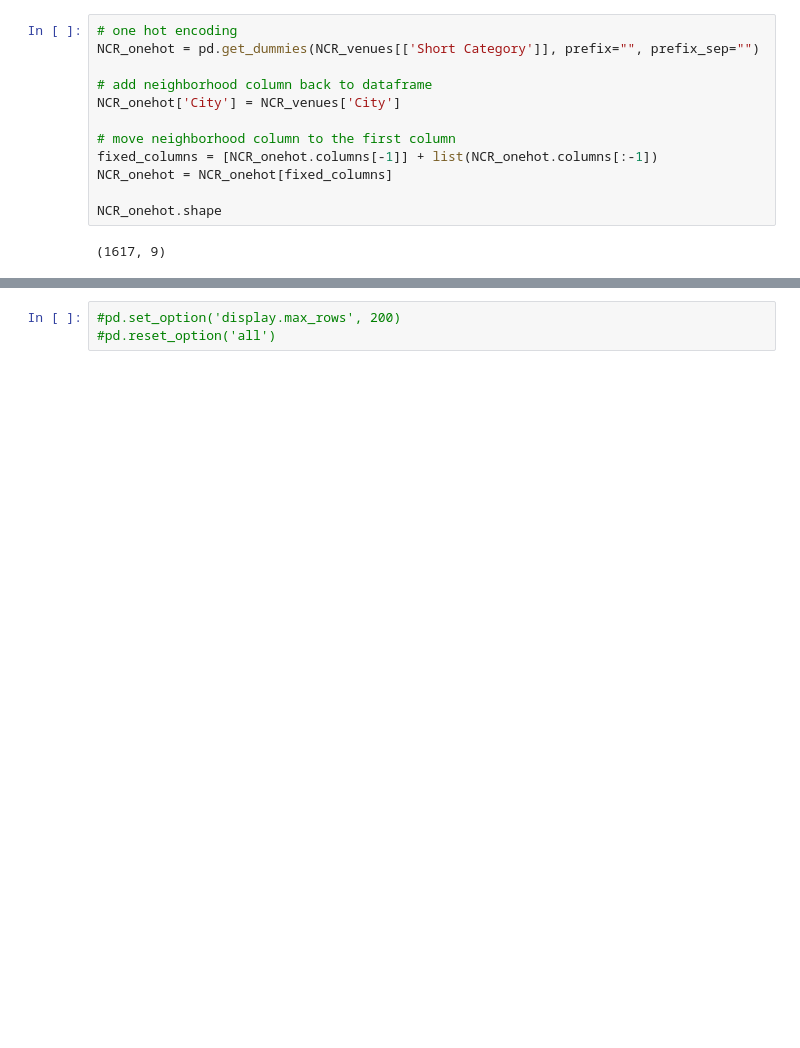
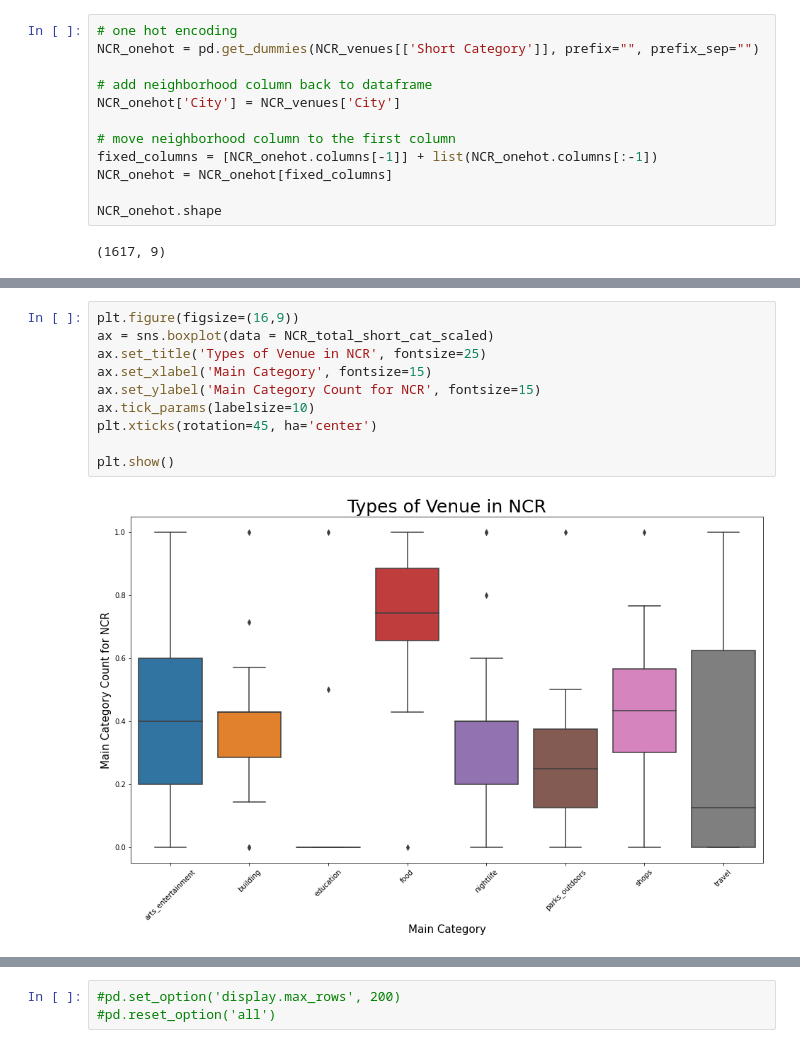
Before and after one commit to kjfjose/Coursera_Capstone, a Jupyter notebook: Coursera_Final_Capstone.ipynb, the cells around one changed output, grey strips where cells are left out. Saved outputs shown, nothing was run; the diff lists cells and outputs as text; blank space fills up the shorter version.

Commit message:
obtained main clusters, next is to get clusters for sub type of main cluster

```diff
--- a/Coursera_Final_Capstone.ipynb
+++ b/Coursera_Final_Capstone.ipynb
@@ -307,0 +328,12 @@ There are 198 uniques categories.
+# %%
+plt.figure(figsize=(16,9))
+ax = sns.boxplot(data = NCR_total_short_cat_scaled)
+ax.set_title('Types of Venue in NCR', fontsize=25)
+ax.set_xlabel('Main Category', fontsize=15)
+ax.set_ylabel('Main Category Count for NCR', fontsize=15)
+ax.tick_params(labelsize=10)
+plt.xticks(rotation=45, ha='center')
+
+plt.show()
+# %% [output]
+[figure, added]
```
Also changed, not shown: parts of 17 cells of this notebook.
